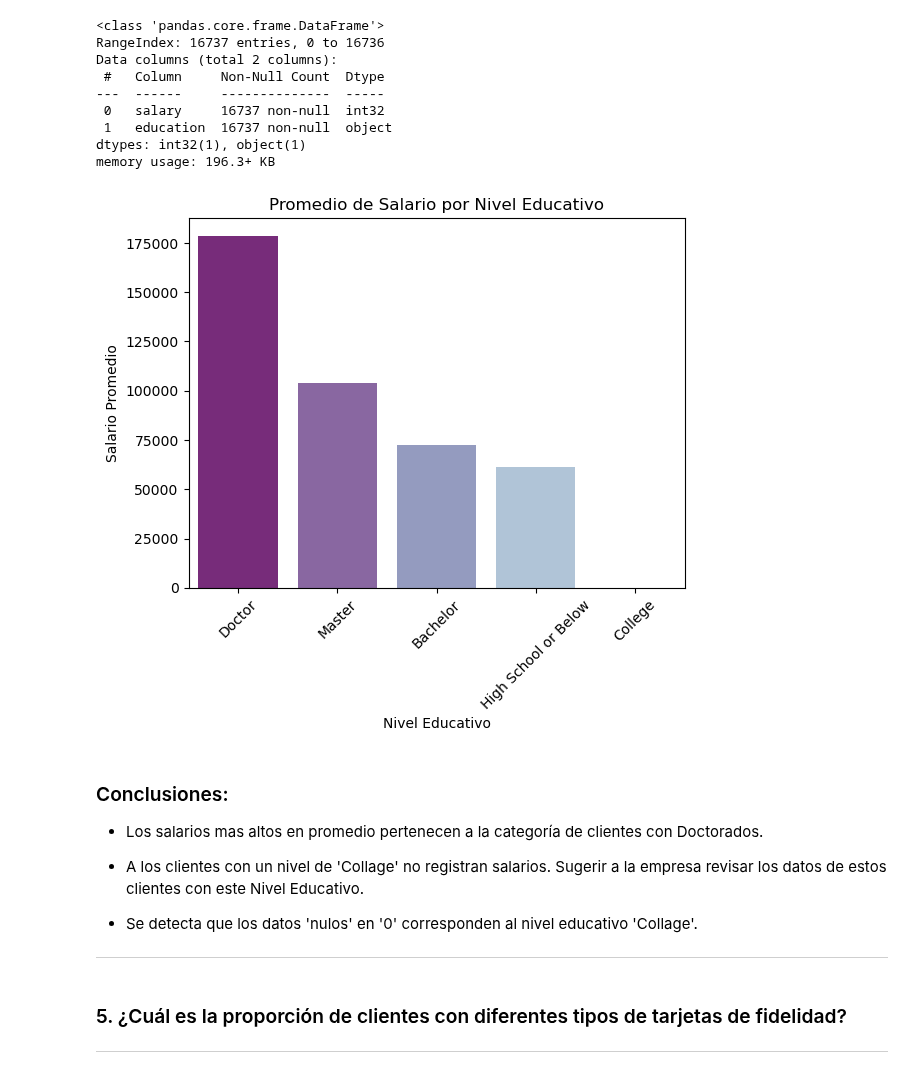
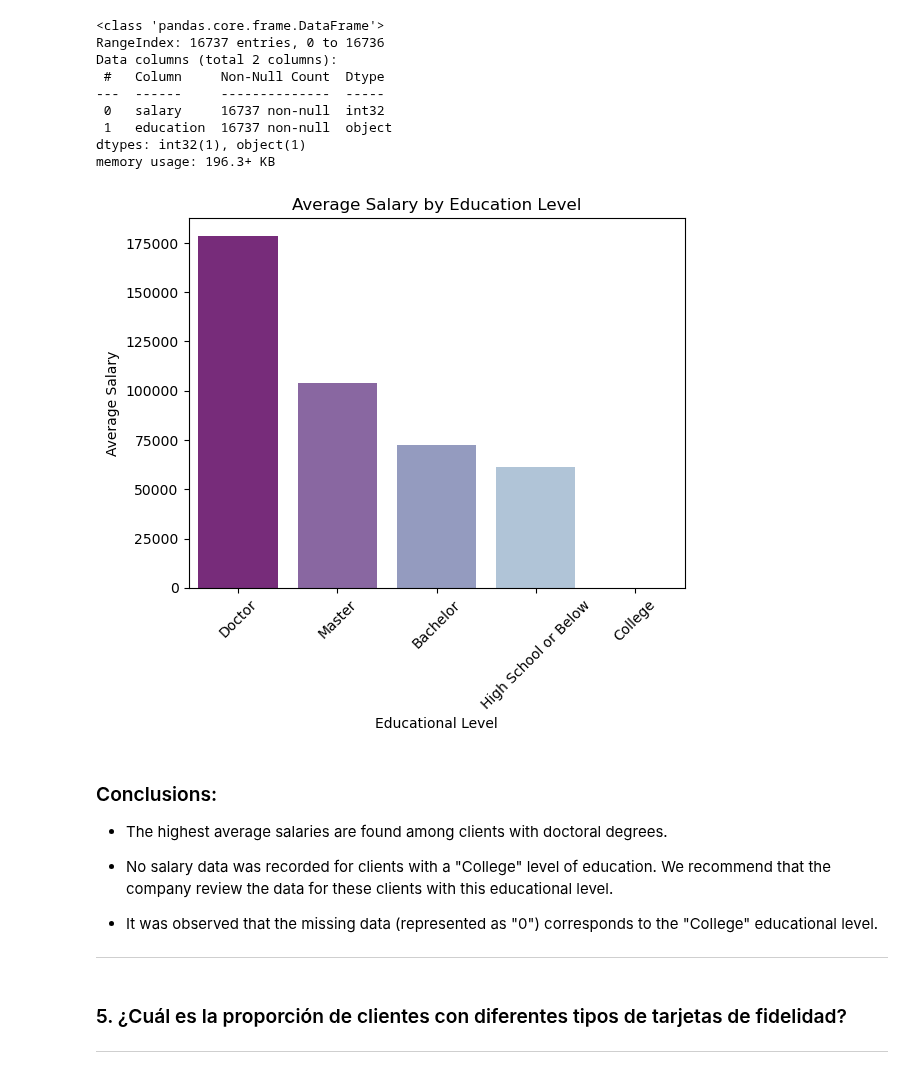
Before and after one commit to MarPastor/airline_analysis_Mar, a Jupyter notebook: notebook/airline_analysis_mar.ipynb, the cells around one changed output. Cells and saved outputs as stored; diff of their text form; code cells hidden in the pictures.

Commit message:
doc: use barplot to know the relationship of average salary and education level

```diff
--- a/notebook/airline_analysis_mar.ipynb
+++ b/notebook/airline_analysis_mar.ipynb
@@ -1392,30 +1392,30 @@ memory usage: 196.3+ KB
 
 custom_palette5 = sns.color_palette('BuPu_r', n_colors=5)
 # %%
-# ordenar de mayor a menor y guardar en una variable
-# agrupando los datos por el nivel de educación, usando funciones 'groupby()', 'mean()' para calcular la media y 'sort_values()' para ordenar de mayor a menor
+# Sort the data from highest to lowest and store it in a variable
+# Group the data by education level, using the 'groupby()', 'mean()' functions to calculate the average, and 'sort_values()' to sort from highest to lowest.
 
-orden_educacion = df_loyalty.groupby('education')['salary'].mean().sort_values(ascending=False).index
+order_education = df_loyalty.groupby('education')['salary'].mean().sort_values(ascending=False).index
 
-# usar 'seaborn'('barplot') para mostrar una gráfica de barras que relaciona una variable numérica ('salary') con una categórica ('education')
-# aplicamos el orden establecido previamente
+# Use 'seaborn' (barplot) to create a bar chart that shows the relationship between a numerical variable ('salary') and a categorical variable ('education')
+# Apply the previously defined order
 
-sns.barplot(data=df_loyalty, x='education', y='salary', order=orden_educacion, errorbar=None, palette=custom_palette5)
+sns.barplot(data=df_loyalty, x='education', y='salary', order=order_education, errorbar=None, palette=custom_palette5)
 plt.xticks(rotation=45)
-plt.title('Promedio de Salario por Nivel Educativo')
-plt.ylabel('Salario Promedio')
-plt.xlabel('Nivel Educativo')
+plt.title('Average Salary by Education Level')
+plt.ylabel('Average Salary')
+plt.xlabel('Educational Level')
 plt.show();
 # %% [output]
-[figure, old version]
+[figure, new version]
 # %% [markdown]
-### Conclusiones:
+### Conclusions:
 
-- Los salarios mas altos en promedio pertenecen a la categoría de clientes con Doctorados.
+- The highest average salaries are found among clients with doctoral degrees.
 
-- A los clientes con un nivel de 'Collage' no registran salarios. Sugerir a la empresa revisar los datos de estos clientes con este Nivel Educativo.
+- No salary data was recorded for clients with a "College" level of education. We recommend that the company review the data for these clients with this educational level.
 
-- Se detecta que los datos 'nulos' en '0' corresponden al nivel educativo 'Collage'.
+- It was observed that the missing data (represented as "0") corresponds to the "College" educational level.
 
 ---
 # %% [markdown]
```
Also changed, not shown: parts of 4 cells of this notebook.
